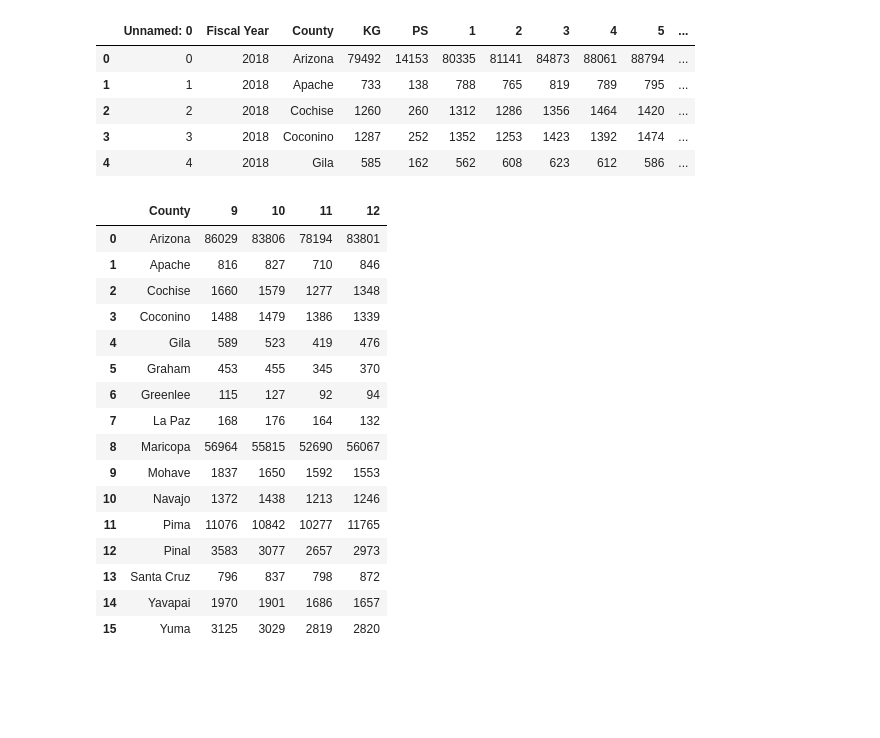
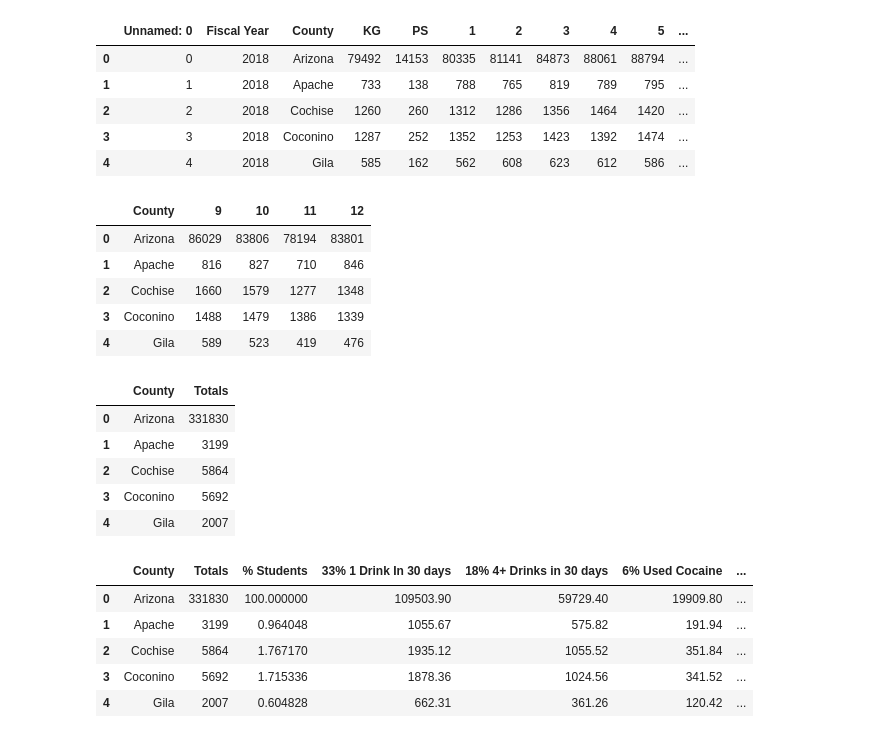
Before and after one commit to sarathus/Team5, a Jupyter notebook: HS_county_2017-2018-Copy1.ipynb, the cells around one changed output. Saved outputs shown, nothing was run; the diff lists cells and outputs as text; code cells hidden in the pictures; blank space fills up the shorter version.

```diff
--- a/HS_county_2017-2018-Copy1.ipynb
+++ b/HS_county_2017-2018-Copy1.ipynb
@@ -16,50 +20,60 @@ students_county.head()
 # %%
 HS_county = students_county[['9','10','11','12']]
 HS_county = HS_county.apply(pd.to_numeric)
 HS_county_join = students_county[['County']].join(HS_county)
-HS_county_join
+HS_county_join.head()
 # %% [output]
 |  | County | 9 | 10 | 11 | 12 |
 | 0 | Arizona | 86029 | 83806 | 78194 | 83801 |
 | 1 | Apache | 816 | 827 | 710 | 846 |
 | 2 | Cochise | 1660 | 1579 | 1277 | 1348 |
 | 3 | Coconino | 1488 | 1479 | 1386 | 1339 |
 | 4 | Gila | 589 | 523 | 419 | 476 |
-| 5 | Graham | 453 | 455 | 345 | 370 |
-| 6 | Greenlee | 115 | 127 | 92 | 94 |
-| 7 | La Paz | 168 | 176 | 164 | 132 |
-| 8 | Maricopa | 56964 | 55815 | 52690 | 56067 |
-| 9 | Mohave | 1837 | 1650 | 1592 | 1553 |
-| 10 | Navajo | 1372 | 1438 | 1213 | 1246 |
-| 11 | Pima | 11076 | 10842 | 10277 | 11765 |
-| 12 | Pinal | 3583 | 3077 | 2657 | 2973 |
-| 13 | Santa Cruz | 796 | 837 | 798 | 872 |
-| 14 | Yavapai | 1970 | 1901 | 1686 | 1657 |
-| 15 | Yuma | 3125 | 3029 | 2819 | 2820 |
 # %%
 #This is the code to generate columns calculating the percentages of the population in AZ based on data on
 # https://www.hhs.gov/ash/oah/facts-and-stats/national-and-state-data-sheets/
 # adolescents-and-substance-abuse/arizona/index.html
 HS_county_join['Totals'] = HS_county[HS_county.columns].sum(axis=1)
-HS_county_join
-ratio_pop =[]
-#smoked = []
-#alcohol_before_13 = []
-a_drink = []
-more_drinks = []
-cocaine = []
-for i in range(len(HS_county_join['Totals'])):
-    ratio_pop.append((HS_county_join.iloc[i, 5 ]/331830)*100)
-    #smoked.append((HS_county_join.iloc[i, 5 ]*.30))
-    #alcohol_before_13.append((HS_county_join.iloc[i, 5 ]*.18))
-    a_drink.append((HS_county_join.iloc[i, 5 ]*.33))
-    more_drinks.append((HS_county_join.iloc[i, 5 ]*.18))
-    cocaine.append((HS_county_join.iloc[i, 5 ]*.06))
-    next
-
-HS_county_join['% Students'] = ratio_pop
-#HS_county_join['30% Smoked'] = smoked
-#HS_county_join['18% Drank Alcohol Before 13'] = alcohol_before_13
-HS_county_join['33% 1 Drink In 30 days'] = a_drink
-HS_county_join['18% 4+ Drinks in 30 days'] = more_drinks
-HS_county_join['6% Used Cocaine'] = cocaine
+HS_county_join = HS_county_join[['County','Totals']]
+HS_county_join.head()
+# %% [output]
+|  | County | Totals |
+| 0 | Arizona | 331830 |
+| 1 | Apache | 3199 |
+| 2 | Cochise | 5864 |
+| 3 | Coconino | 5692 |
+| 4 | Gila | 2007 |
+# %%
+ratio_pop =[]
+cigarettes = []
+cigarettes_f = []
+cigarettes_m = []
+a_drink = []
+a_drink_f = []
+a_drink_m = []
+more_drinks = []
+more_drinks_f = []
+more_drinks_m = []
+cocaine = []
+cocaine_f = []
+cocaine_m = []
+
+for i in range(len(HS_county_join['Totals'])):
+    ratio_pop.append((HS_county_join.iloc[i, 1]/331830)*100)
+    a_drink.append((HS_county_join.iloc[i, 1 ]*.33))
+    more_drinks.append((HS_county_join.iloc[i, 1 ]*.18))
+    cocaine.append((HS_county_join.iloc[i, 1 ]*.06))
+    cigarettes.append((HS_county_join.iloc[i, 1 ]*.07))
+HS_county_join['% Students'] = ratio_pop
+HS_county_join['33% 1 Drink In 30 days'] = a_drink
+HS_county_join['18% 4+ Drinks in 30 days'] = more_drinks
+HS_county_join['6% Used Cocaine'] = cocaine
+HS_county_join['7% Smoked Cigarettes'] = cigarettes
+HS_county_join.head()
+# %% [output]
+|  | County | Totals | % Students | 33% 1 Drink In 30 days | 18% 4+ Drinks in 30 days | 6% Used Cocaine | ... |
+| 0 | Arizona | 331830 | 100.000000 | 109503.90 | 59729.40 | 19909.80 | ... |
+| 1 | Apache | 3199 | 0.964048 | 1055.67 | 575.82 | 191.94 | ... |
+| 2 | Cochise | 5864 | 1.767170 | 1935.12 | 1055.52 | 351.84 | ... |
+| 3 | Coconino | 5692 | 1.715336 | 1878.36 | 1024.56 | 341.52 | ... |
+| 4 | Gila | 2007 | 0.604828 | 662.31 | 361.26 | 120.42 | ... |
```
Also changed, not shown: parts of 9 cells of this notebook.
